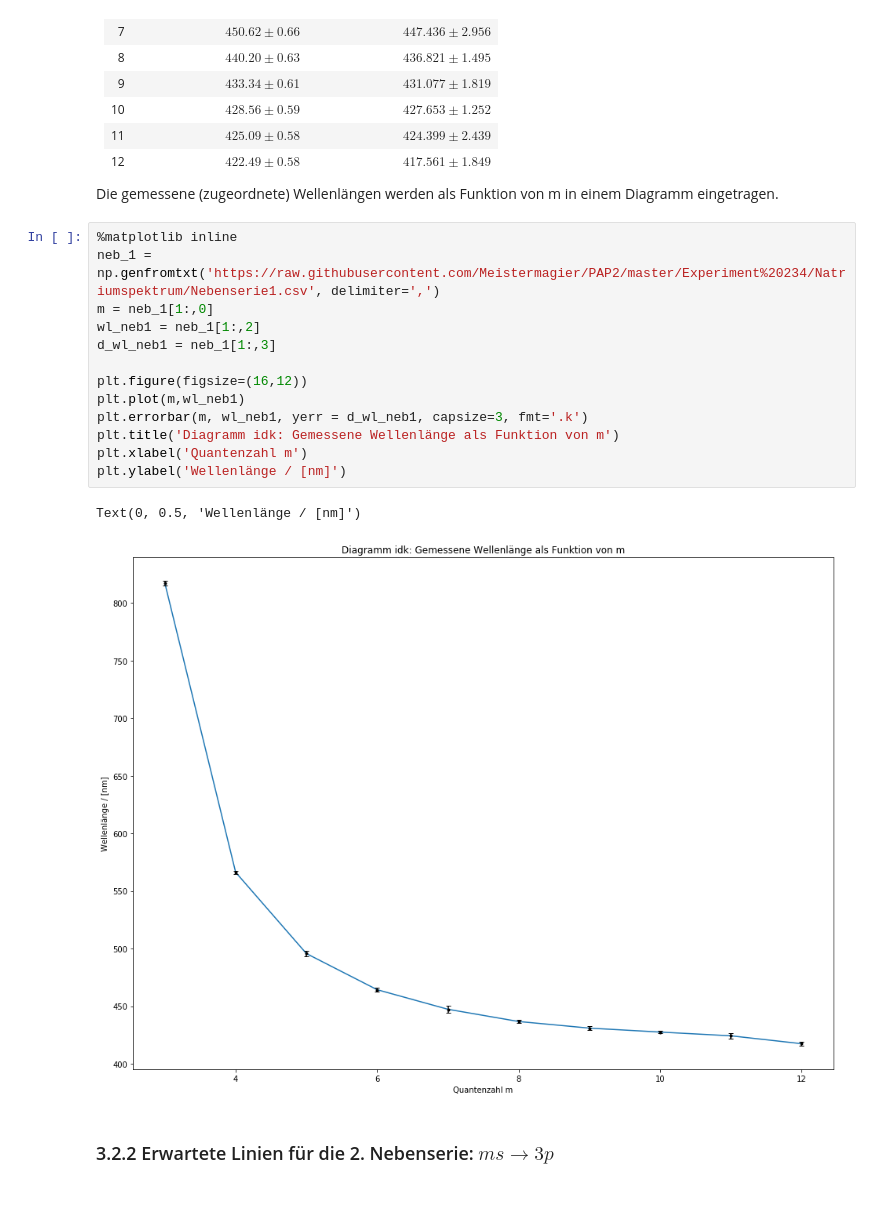
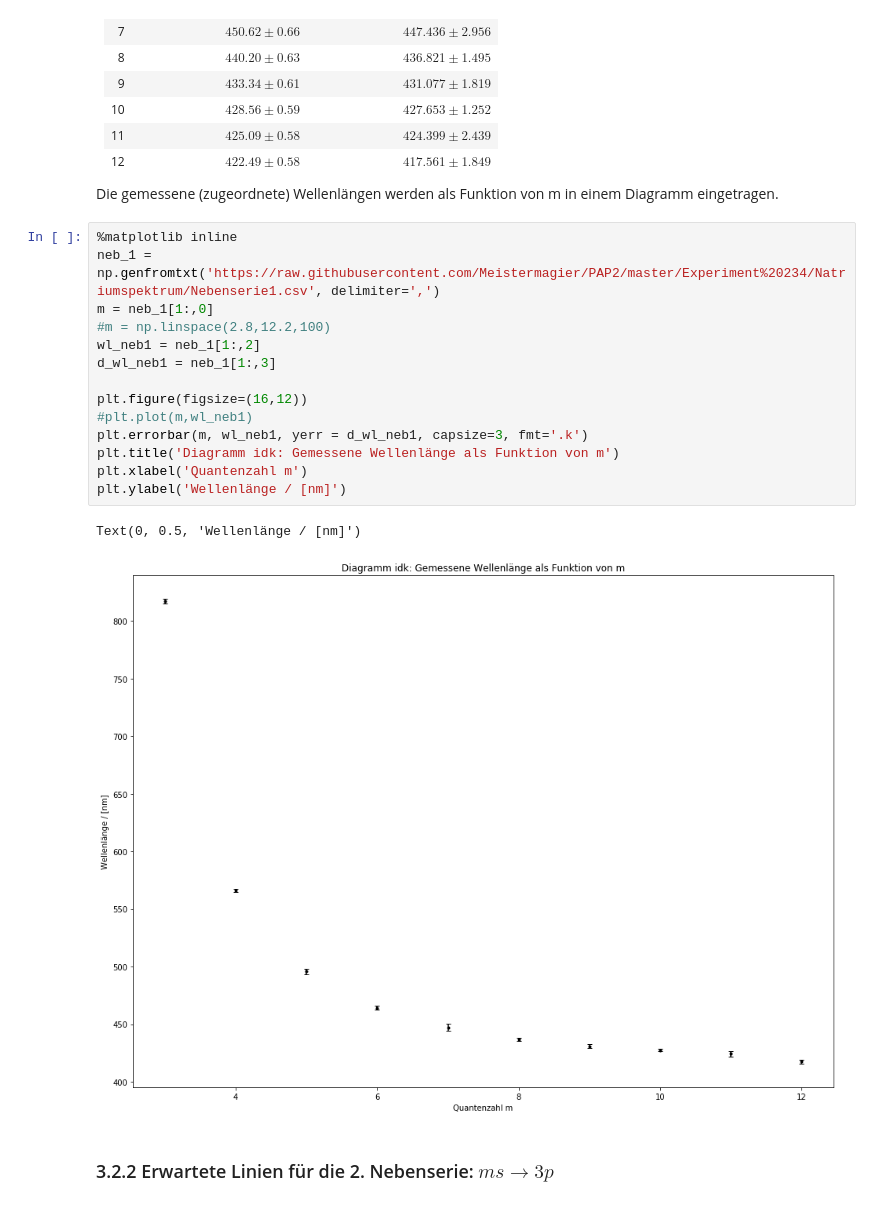
Before and after one commit to Meistermagier/PAP2, a Jupyter notebook: Experiment 234/Experiment_234.ipynb, the cells around one changed output. Drawn from its saved outputs; the diff is of its cells as text.

```diff
--- a/Experiment 234/Experiment_234.ipynb
+++ b/Experiment 234/Experiment_234.ipynb
@@ -298,19 +302,20 @@ Die gemessene (zugeordnete) Wellenlängen werden als Funktion von m in einem Dia
 # %%
 %matplotlib inline
 neb_1 = np.genfromtxt('https://raw.githubusercontent.com/Meistermagier/PAP2/master/Experiment%20234/Natriumspektrum/Nebenserie1.csv', delimiter=',')
 m = neb_1[1:,0]
+#m = np.linspace(2.8,12.2,100)
 wl_neb1 = neb_1[1:,2]
 d_wl_neb1 = neb_1[1:,3]
 
 plt.figure(figsize=(16,12))
-plt.plot(m,wl_neb1)
+#plt.plot(m,wl_neb1)
 plt.errorbar(m, wl_neb1, yerr = d_wl_neb1, capsize=3, fmt='.k')
 plt.title('Diagramm idk: Gemessene Wellenlänge als Funktion von m')
 plt.xlabel('Quantenzahl m')
 plt.ylabel('Wellenlänge / [nm]')
 # %% [output]
 Text(0, 0.5, 'Wellenlänge / [nm]')
-[figure, old version]
+[figure, new version]
 # %% [markdown]
 ### 3.2.2 Erwartete Linien für die 2. Nebenserie: $ms \rightarrow 3p$
 # %% [markdown]
```
Also changed, not shown: parts of 28 cells of this notebook.
